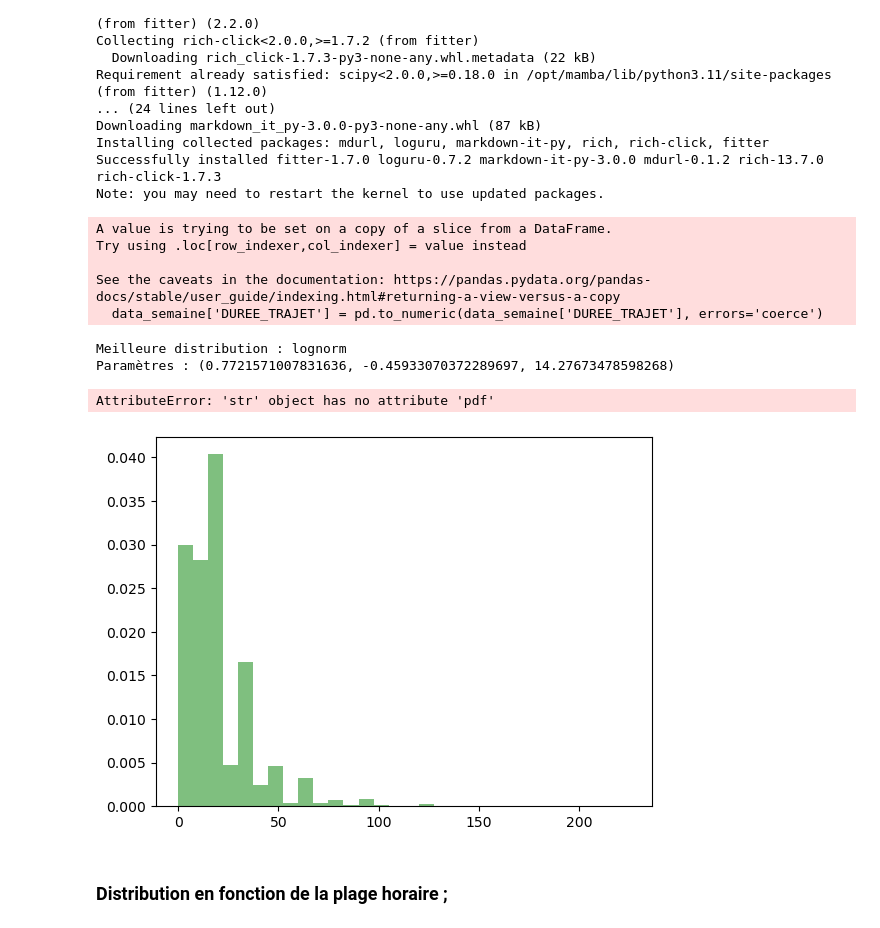
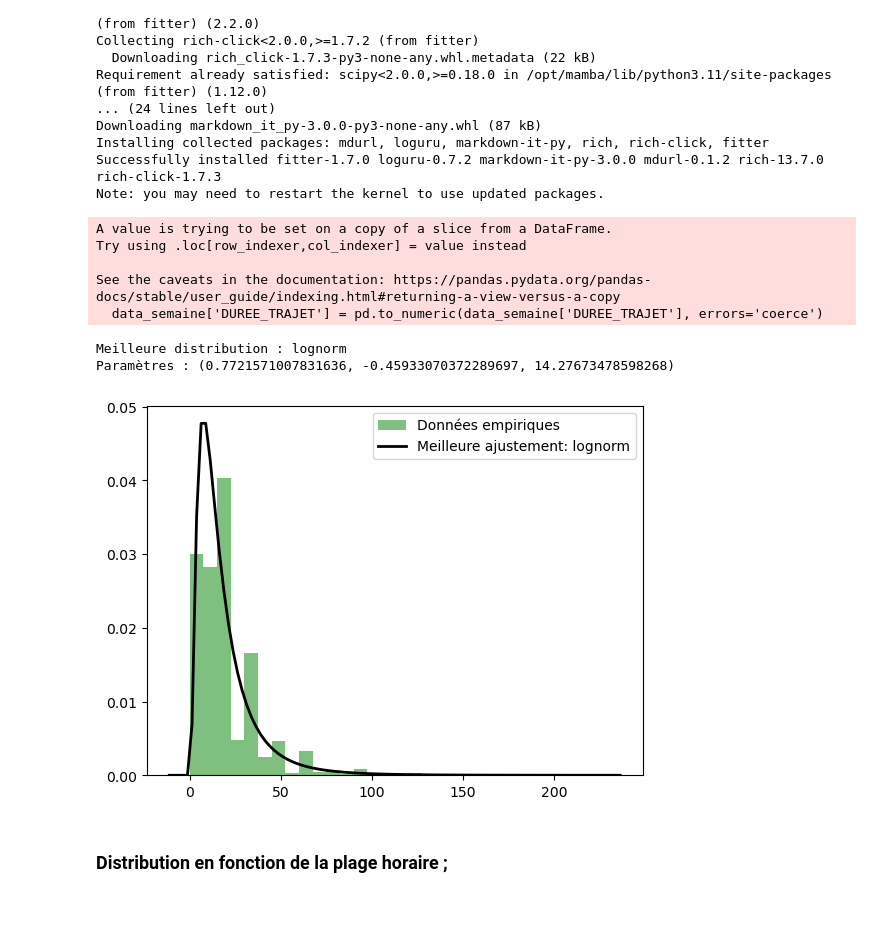
Before and after one commit to kilianguillon/Projet_statapp, a Jupyter notebook: duree_trajets.ipynb, the cells around one changed output. Saved outputs shown, nothing was run; the diff lists cells and outputs as text; code cells hidden in the pictures.

```diff
--- a/duree_trajets.ipynb
+++ b/duree_trajets.ipynb
@@ -169,40 +169,42 @@ results = []
 
 # Ajustement des distributions et calcul de l'AIC pour chaque distribution
 for distribution in distributions:
     # Ajustement de la distribution
     params = distribution.fit(data_semaine['DUREE_TRAJET'])
 
     # Calcul de l'AIC
     arg = params[:-2]
     loc = params[-2]
     scale = params[-1]
     aic = 2 * len(params) - 2 * np.sum(np.log(distribution.pdf(data_semaine['DUREE_TRAJET'], *arg, loc=loc, scale=scale)))
     results.append((distribution.name, params, aic))
 
 # Sélection de la distribution avec le plus petit AIC
-best_fit = sorted(results, key=lambda x: x[2])[0]
-print(f"Meilleure distribution : {best_fit[0]}")
-print(f"Paramètres : {best_fit[1]}")
+best_fit_name, best_fit_params, best_fit_aic = best_fit
+print(f"Meilleure distribution : {best_fit_name}")
+print(f"Paramètres : {best_fit_params}")
 
 # Affichage de la distribution sélectionnée par rapport aux données empiriques
 plt.hist(data_semaine['DUREE_TRAJET'], bins=30, density=True, alpha=0.5, color='g', label='Données empiriques')
 xmin, xmax = plt.xlim()
 x = np.linspace(xmin, xmax, 100)
-y = best_fit[0].pdf(x, *best_fit[1][:-2], loc=best_fit[1][-2], scale=best_fit[1][-1])
-plt.plot(x, y, 'k', linewidth=2, label='Meilleure ajustement')
+
+# Corriger ici : Utiliser l'objet distribution directement à partir de la liste `distributions`
+best_distribution = [d for d in distributions if d.name == best_fit_name][0]
+y = best_distribution.pdf(x, *best_fit_params[:-2], loc=best_fit_params[-2], scale=best_fit_params[-1])
+plt.plot(x, y, 'k', linewidth=2, label=f'Meilleure ajustement: {best_fit_name}')
 plt.legend()
 
 plt.show()
 # %% [output]
 A value is trying to be set on a copy of a slice from a DataFrame.
 Try using .loc[row_indexer,col_indexer] = value instead
 
 See the caveats in the documentation: https://pandas.pydata.org/pandas-docs/stable/user_guide/indexing.html#returning-a-view-versus-a-copy
   data_semaine['DUREE_TRAJET'] = pd.to_numeric(data_semaine['DUREE_TRAJET'], errors='coerce')
 Meilleure distribution : lognorm
 Paramètres : (0.7721571007831636, -0.45933070372289697, 14.27673478598268)
-AttributeError: 'str' object has no attribute 'pdf'
-[figure, old version]
+[figure, new version]
 # %% [markdown]
 ### Distribution en fonction de la plage horaire ;
 # %%
```
